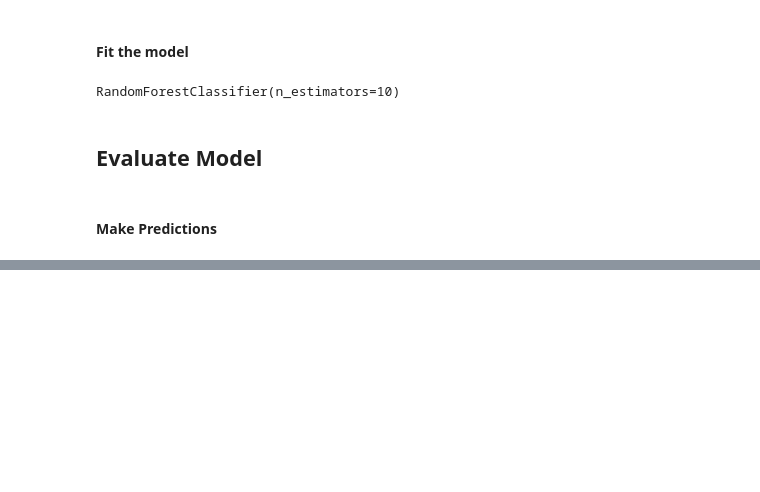
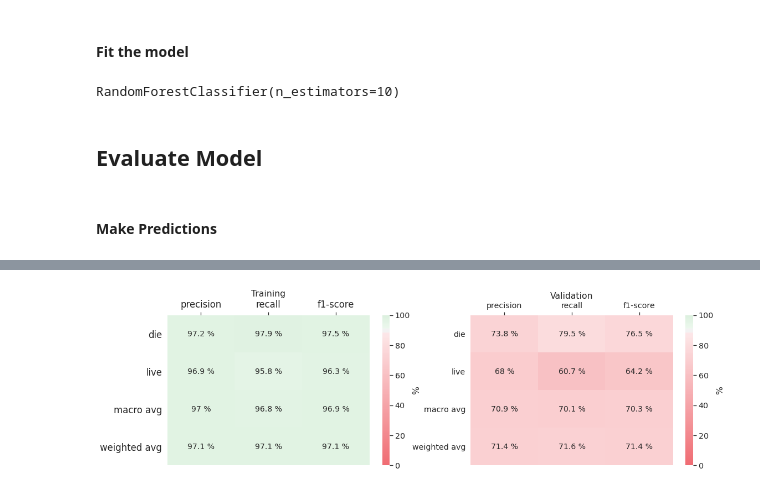
Before and after one commit to rsena-felipe/Titanic_MachineLearning, a Jupyter notebook: notebooks/Random_Forest.ipynb, the cells around one changed output, grey strips where cells are left out. Drawn from its saved outputs; the diff is of its cells as text; code cells hidden in the pictures; blank space fills up the shorter version.

```diff
--- a/notebooks/Random_Forest.ipynb
+++ b/notebooks/Random_Forest.ipynb
@@ -67,0 +82,4 @@ my_functions.save_predictions(train_file, val_file, output_file, model)
+# %%
+my_functions.plot_classification_reports(input_file)
+# %% [output]
+[figure, added]
```
Also changed, not shown: parts of 9 cells of this notebook, 4 other files.
